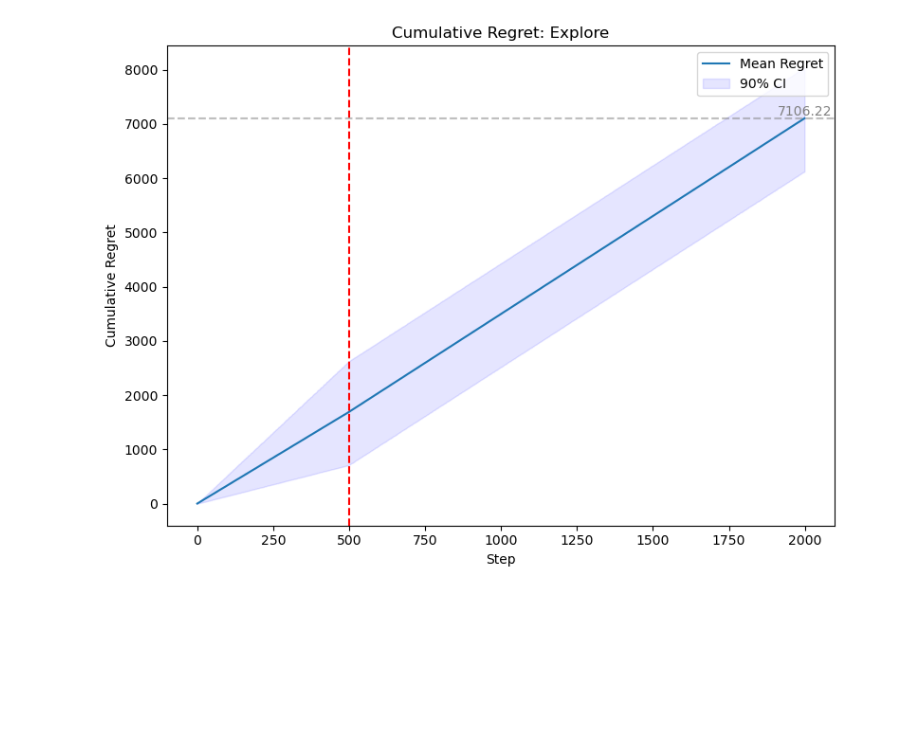
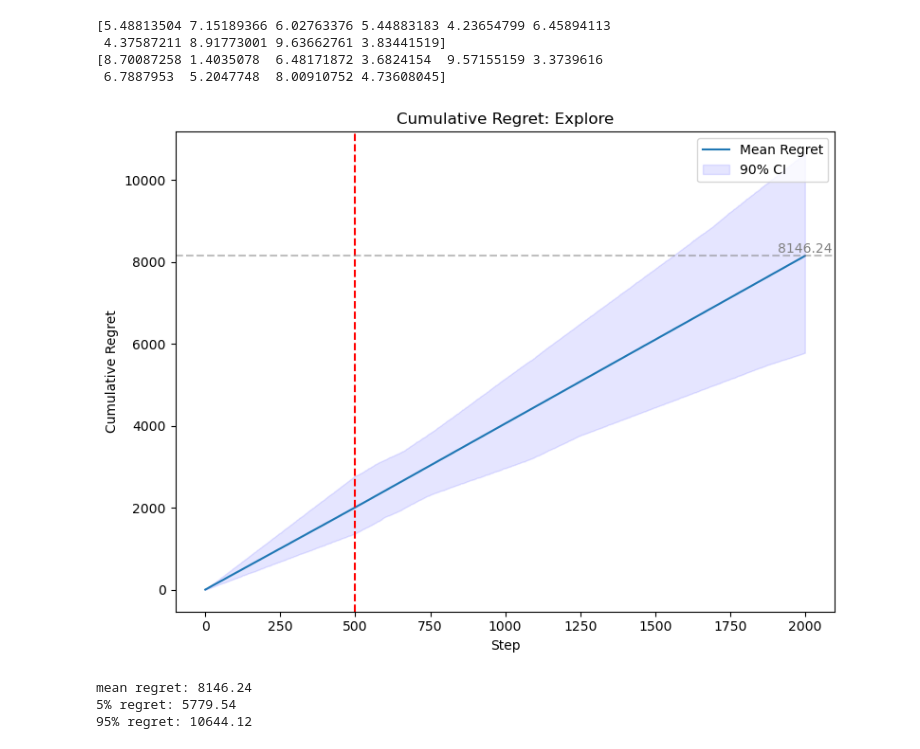
Before and after one commit to PanthonImem/REEXPLORE_ETC, a Jupyter notebook: notebooks/experiments.ipynb, the cells around one changed output. Saved outputs shown, nothing was run; the diff lists cells and outputs as text; code cells hidden in the pictures; blank space fills up the shorter version.

```diff
--- a/notebooks/experiments.ipynb
+++ b/notebooks/experiments.ipynb
@@ -15,2 +16,11 @@ seed = 14
 random.seed(seed)
 np.random.seed(seed)
+# %%
+main_mab = MAB(T=2000, K=10, T_resampled=500, mu_low=0, mu_high=10, std=1, portion=1)
+print(main_mab.get_mu_list())
+print(main_mab.get_mu_list2())
+# %% [output]
+[5.48813504 7.15189366 6.02763376 5.44883183 4.23654799 6.45894113
+ 4.37587211 8.91773001 9.63662761 3.83441519]
+[8.70087258 1.4035078  6.48171872 3.6824154  9.57155159 3.3739616
+ 6.7887953  5.2047748  8.00910752 4.73608045]
@@ -17,9 +29,11 @@ np.random.seed(seed)
 # %%
-R = 100
-mab = MAB()
+mab = copy.deepcopy(main_mab)
 alg = Explore(mab)
-regretls = run_algorithm(mab, alg, R=R)
-plot_regret_single(mab, regretls, 'Explore')
+regretls_explore = run_algorithm(mab, alg, R=R)
+plot_regret_single(mab, regretls_explore, 'Explore')
 # %% [output]
-[figure, old version]
+[figure, new version]
+mean regret: 8146.24
+5% regret: 5779.54
+95% regret: 10644.12
 # %%
```
Also changed, not shown: parts of 13 cells of this notebook, 3 other files.
